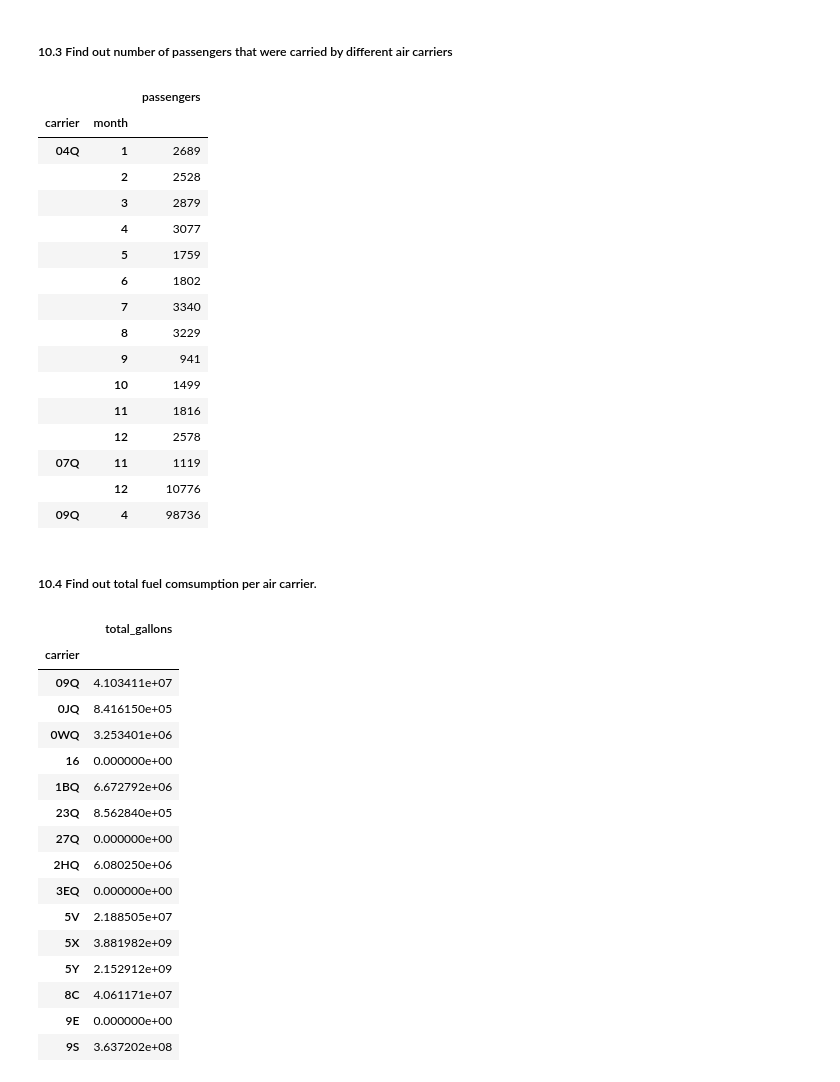
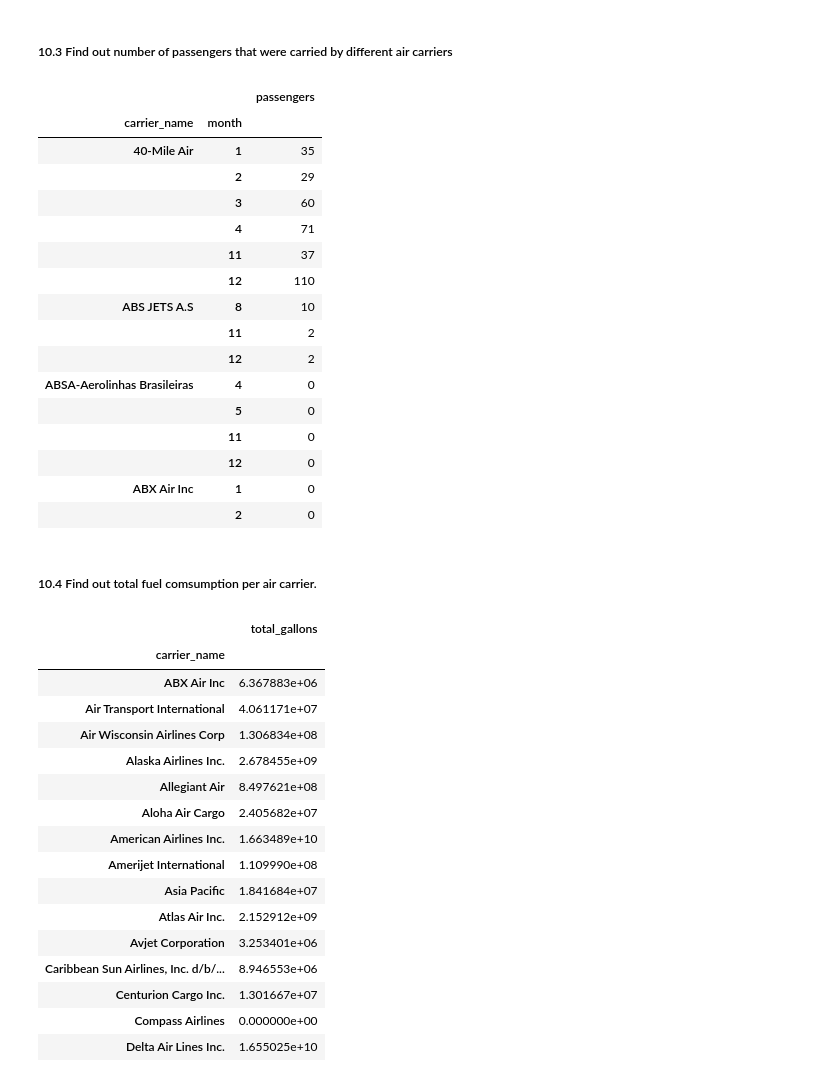
Before and after one commit to jdormaar/Flight-Delays, a Jupyter notebook: Workbook/exploratory_analysis.ipynb, the cells around one changed output. Cells and saved outputs as stored; diff of their text form; code cells hidden in the pictures.

```diff
--- a/Workbook/exploratory_analysis.ipynb
+++ b/Workbook/exploratory_analysis.ipynb
@@ -1067,46 +1067,46 @@ Monthly_Distance.head(15)
 # %% [markdown]
 ##### 10.3 Find out number of passengers that were carried by different air carriers
 # %%
-Monthly_Passengers= df_pa_init.groupby(['carrier','month'], axis=0, as_index=True).agg({'passengers':'sum'})
+Monthly_Passengers= df_pa_init.groupby(['carrier_name','month'], axis=0, as_index=True).agg({'passengers':'sum'})
 Monthly_Passengers.head(15)
 # %% [output]
 |  |  | passengers |
-| carrier | month |  |
-| 04Q | 1 | 2689 |
-|  | 2 | 2528 |
-|  | 3 | 2879 |
-|  | 4 | 3077 |
-|  | 5 | 1759 |
-|  | 6 | 1802 |
-|  | 7 | 3340 |
-|  | 8 | 3229 |
-|  | 9 | 941 |
-|  | 10 | 1499 |
-|  | 11 | 1816 |
-|  | 12 | 2578 |
-| 07Q | 11 | 1119 |
-|  | 12 | 10776 |
-| 09Q | 4 | 98736 |
+| carrier_name | month |  |
+| 40-Mile Air | 1 | 35 |
+|  | 2 | 29 |
+|  | 3 | 60 |
+|  | 4 | 71 |
+|  | 11 | 37 |
+|  | 12 | 110 |
+| ABS JETS A.S | 8 | 10 |
+|  | 11 | 2 |
+|  | 12 | 2 |
+| ABSA-Aerolinhas Brasileiras | 4 | 0 |
+|  | 5 | 0 |
+|  | 11 | 0 |
+|  | 12 | 0 |
+| ABX Air Inc | 1 | 0 |
+|  | 2 | 0 |
 # %% [markdown]
 ##### 10.4 Find out total fuel comsumption per air carrier.
 # %%
-Fuel_Cons= df_fc.groupby(['carrier'], axis=0, as_index=True).agg({'total_gallons':'sum'})
+Fuel_Cons= df_fc.groupby(['carrier_name'], axis=0, as_index=True).agg({'total_gallons':'sum'})
 Fuel_Cons.head(15)
 # %% [output]
 |  | total_gallons |
-| carrier |  |
-| 09Q | 4.103411e+07 |
-| 0JQ | 8.416150e+05 |
-| 0WQ | 3.253401e+06 |
-| 16 | 0.000000e+00 |
-| 1BQ | 6.672792e+06 |
-| 23Q | 8.562840e+05 |
-| 27Q | 0.000000e+00 |
-| 2HQ | 6.080250e+06 |
-| 3EQ | 0.000000e+00 |
-| 5V | 2.188505e+07 |
-| 5X | 3.881982e+09 |
-| 5Y | 2.152912e+09 |
-| 8C | 4.061171e+07 |
-| 9E | 0.000000e+00 |
-| 9S | 3.637202e+08 |
+| carrier_name |  |
+| ABX Air Inc | 6.367883e+06 |
+| Air Transport International | 4.061171e+07 |
+| Air Wisconsin Airlines Corp | 1.306834e+08 |
+| Alaska Airlines Inc. | 2.678455e+09 |
+| Allegiant Air | 8.497621e+08 |
+| Aloha Air Cargo | 2.405682e+07 |
+| American Airlines Inc. | 1.663489e+10 |
+| Amerijet International | 1.109990e+08 |
+| Asia Pacific | 1.841684e+07 |
+| Atlas Air Inc. | 2.152912e+09 |
+| Avjet Corporation | 3.253401e+06 |
+| Caribbean Sun Airlines, Inc. d/b/... | 8.946553e+06 |
+| Centurion Cargo Inc. | 1.301667e+07 |
+| Compass Airlines | 0.000000e+00 |
+| Delta Air Lines Inc. | 1.655025e+10 |
```
Also changed, not shown: parts of 3 cells of this notebook.
